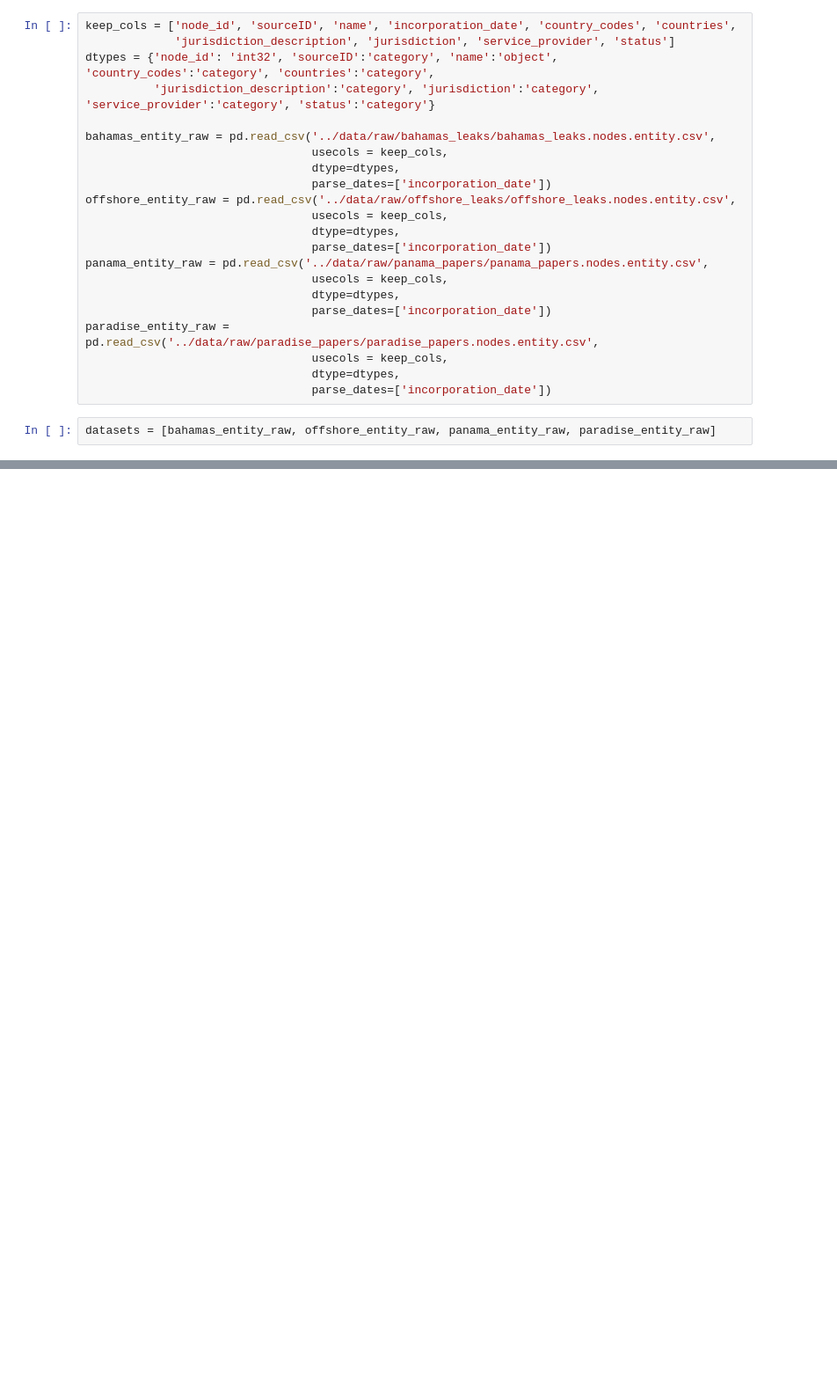
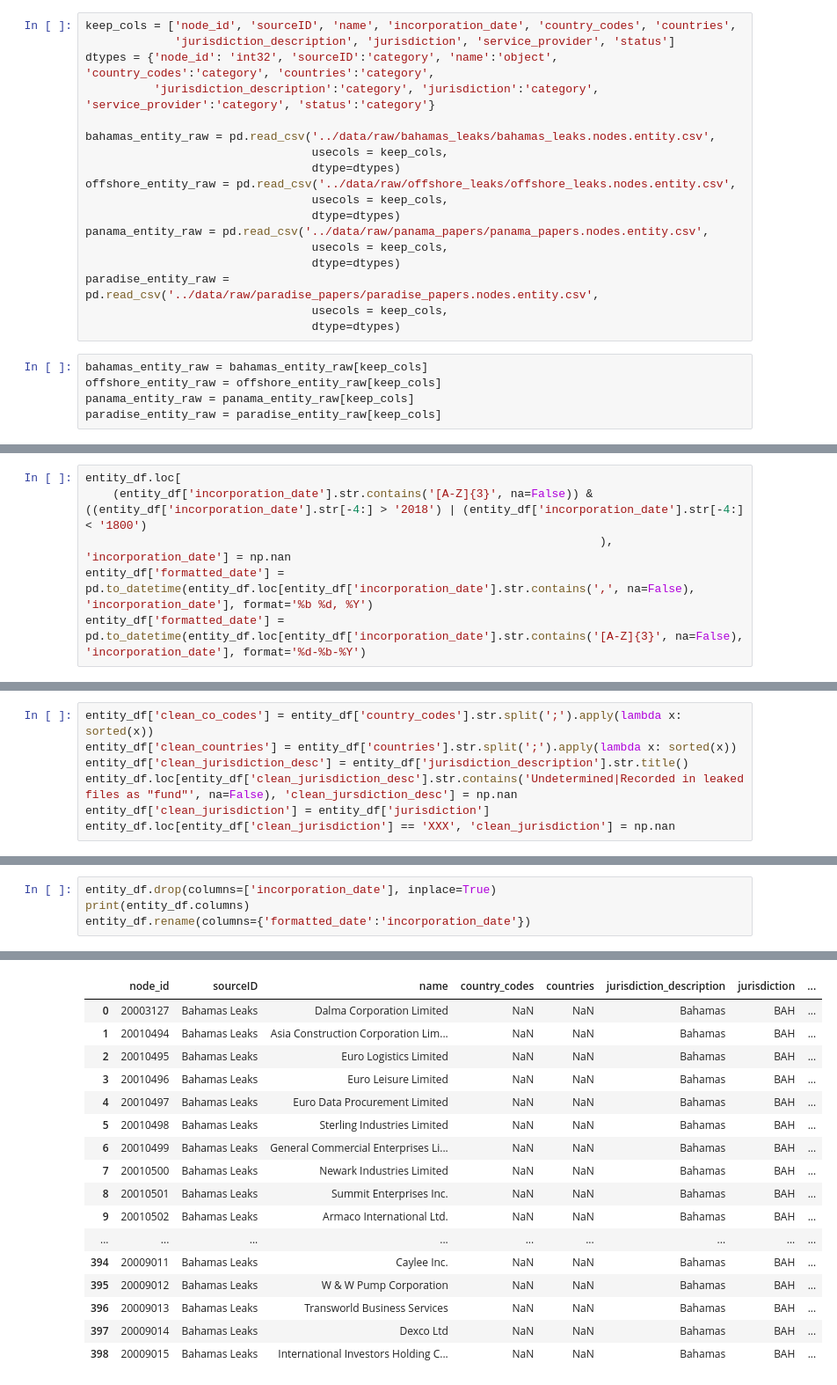
Before and after one commit to julielinx/icij_investigation, a Jupyter notebook: notebooks/07_entity_preprocessing.ipynb, the cells around one changed output, grey strips where cells are left out. Shown at 88% size. Cells and saved outputs as stored; diff of their text form; blank space fills up the shorter version.

Commit message:
preprocessing changes, entity

```diff
--- a/notebooks/07_entity_preprocessing.ipynb
+++ b/notebooks/07_entity_preprocessing.ipynb
@@ -13,19 +19,18 @@ dtypes = {'node_id': 'int32', 'sourceID':'category', 'name':'object', 'country_c
 
 bahamas_entity_raw = pd.read_csv('../data/raw/bahamas_leaks/bahamas_leaks.nodes.entity.csv',
                                  usecols = keep_cols,
-                                 dtype=dtypes,
-                                 parse_dates=['incorporation_date'])
+                                 dtype=dtypes)
 offshore_entity_raw = pd.read_csv('../data/raw/offshore_leaks/offshore_leaks.nodes.entity.csv',
                                  usecols = keep_cols,
-                                 dtype=dtypes,
-                                 parse_dates=['incorporation_date'])
+                                 dtype=dtypes)
 panama_entity_raw = pd.read_csv('../data/raw/panama_papers/panama_papers.nodes.entity.csv',
                                  usecols = keep_cols,
-                                 dtype=dtypes,
-                                 parse_dates=['incorporation_date'])
+                                 dtype=dtypes)
 paradise_entity_raw = pd.read_csv('../data/raw/paradise_papers/paradise_papers.nodes.entity.csv',
                                  usecols = keep_cols,
-                                 dtype=dtypes,
-                                 parse_dates=['incorporation_date'])
+                                 dtype=dtypes)
 # %%
-datasets = [bahamas_entity_raw, offshore_entity_raw, panama_entity_raw, paradise_entity_raw]
+bahamas_entity_raw = bahamas_entity_raw[keep_cols]
+offshore_entity_raw = offshore_entity_raw[keep_cols]
+panama_entity_raw = panama_entity_raw[keep_cols]
+paradise_entity_raw = paradise_entity_raw[keep_cols]
@@ -124,0 +140,6 @@ paradise_entity_raw.to_csv('/data/intermediate/paradise_entity.csv')
+# %%
+entity_df.loc[
+    (entity_df['incorporation_date'].str.contains('[A-Z]{3}', na=False)) & ((entity_df['incorporation_date'].str[-4:] > '2018') | (entity_df['incorporation_date'].str[-4:] < '1800')
+                                                                           ), 'incorporation_date'] = np.nan
+entity_df['formatted_date'] = pd.to_datetime(entity_df.loc[entity_df['incorporation_date'].str.contains(',', na=False), 'incorporation_date'], format='%b %d, %Y')
+entity_df['formatted_date'] = pd.to_datetime(entity_df.loc[entity_df['incorporation_date'].str.contains('[A-Z]{3}', na=False), 'incorporation_date'], format='%d-%b-%Y')
@@ -124,0 +164,7 @@ paradise_entity_raw.to_csv('/data/intermediate/paradise_entity.csv')
+# %%
+entity_df['clean_co_codes'] = entity_df['country_codes'].str.split(';').apply(lambda x: sorted(x))
+entity_df['clean_countries'] = entity_df['countries'].str.split(';').apply(lambda x: sorted(x))
+entity_df['clean_jurisdiction_desc'] = entity_df['jurisdiction_description'].str.title()
+entity_df.loc[entity_df['clean_jurisdiction_desc'].str.contains('Undetermined|Recorded in leaked files as "fund"', na=False), 'clean_jursdiction_desc'] = np.nan
+entity_df['clean_jurisdiction'] = entity_df['jurisdiction']
+entity_df.loc[entity_df['clean_jurisdiction'] == 'XXX', 'clean_jurisdiction'] = np.nan
@@ -124,0 +244,5 @@ paradise_entity_raw.to_csv('/data/intermediate/paradise_entity.csv')
+# %%
+entity_df.drop(columns=['incorporation_date'], inplace=True)
+print(entity_df.columns)
+entity_df.rename(columns={'formatted_date':'incorporation_date'})
+# %% [output]
@@ -124,0 +253,17 @@ paradise_entity_raw.to_csv('/data/intermediate/paradise_entity.csv')
+|  | node_id | sourceID | name | country_codes | countries | jurisdiction_description | jurisdiction | ... |
+| 0 | 20003127 | Bahamas Leaks | Dalma Corporation Limited | NaN | NaN | Bahamas | BAH | ... |
+| 1 | 20010494 | Bahamas Leaks | Asia Construction Corporation Lim... | NaN | NaN | Bahamas | BAH | ... |
+| 2 | 20010495 | Bahamas Leaks | Euro Logistics Limited | NaN | NaN | Bahamas | BAH | ... |
+| 3 | 20010496 | Bahamas Leaks | Euro Leisure Limited | NaN | NaN | Bahamas | BAH | ... |
+| 4 | 20010497 | Bahamas Leaks | Euro Data Procurement Limited | NaN | NaN | Bahamas | BAH | ... |
+| 5 | 20010498 | Bahamas Leaks | Sterling Industries Limited | NaN | NaN | Bahamas | BAH | ... |
+| 6 | 20010499 | Bahamas Leaks | General Commercial Enterprises Li... | NaN | NaN | Bahamas | BAH | ... |
+| 7 | 20010500 | Bahamas Leaks | Newark Industries Limited | NaN | NaN | Bahamas | BAH | ... |
+| 8 | 20010501 | Bahamas Leaks | Summit Enterprises Inc. | NaN | NaN | Bahamas | BAH | ... |
+| 9 | 20010502 | Bahamas Leaks | Armaco International Ltd. | NaN | NaN | Bahamas | BAH | ... |
+| ... | ... | ... | ... | ... | ... | ... | ... | ... |
+| 394 | 20009011 | Bahamas Leaks | Caylee Inc. | NaN | NaN | Bahamas | BAH | ... |
+| 395 | 20009012 | Bahamas Leaks | W & W Pump Corporation | NaN | NaN | Bahamas | BAH | ... |
+| 396 | 20009013 | Bahamas Leaks | Transworld Business Services | NaN | NaN | Bahamas | BAH | ... |
+| 397 | 20009014 | Bahamas Leaks | Dexco Ltd | NaN | NaN | Bahamas | BAH | ... |
+| 398 | 20009015 | Bahamas Leaks | International Investors Holding C... | NaN | NaN | Bahamas | BAH | ... |
```
Also changed, not shown: parts of 30 cells of this notebook, 3 other files.
